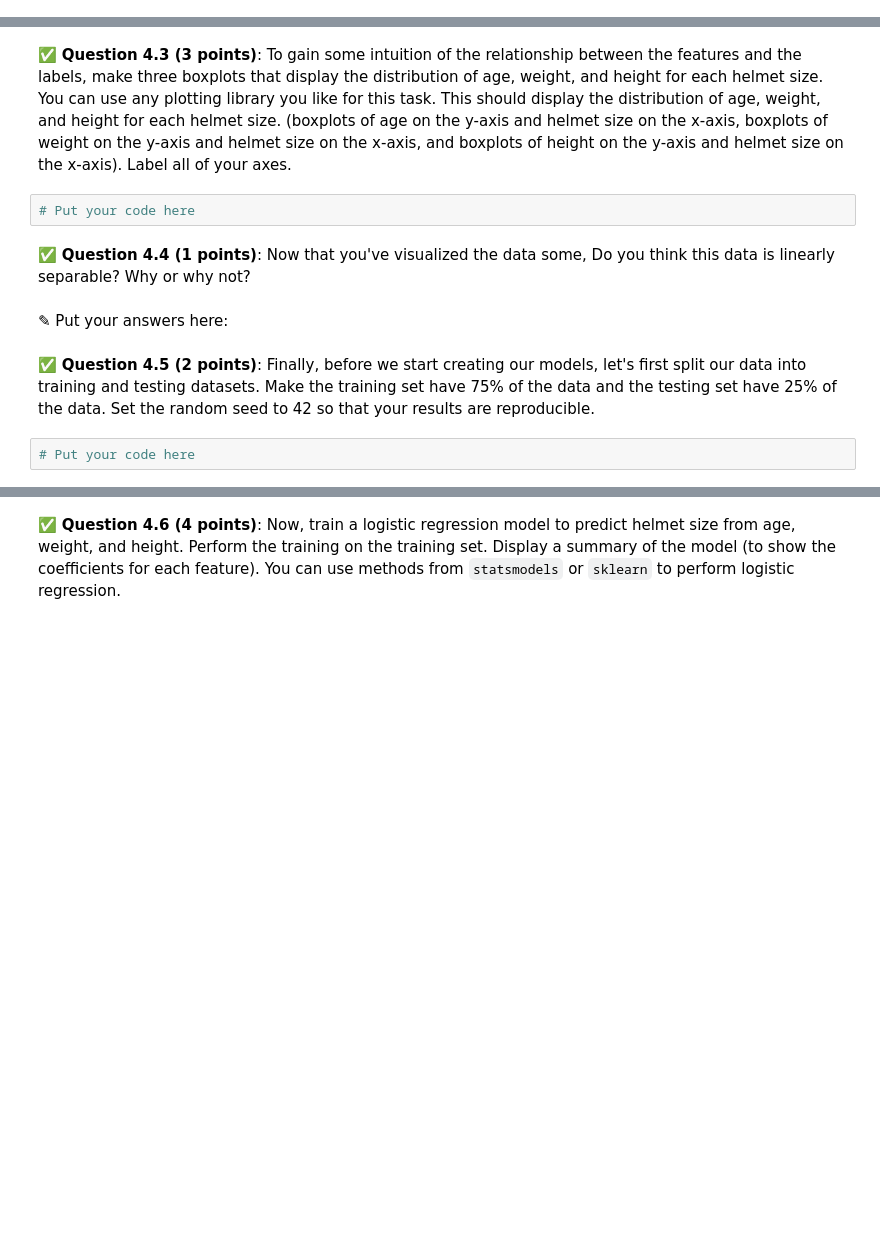
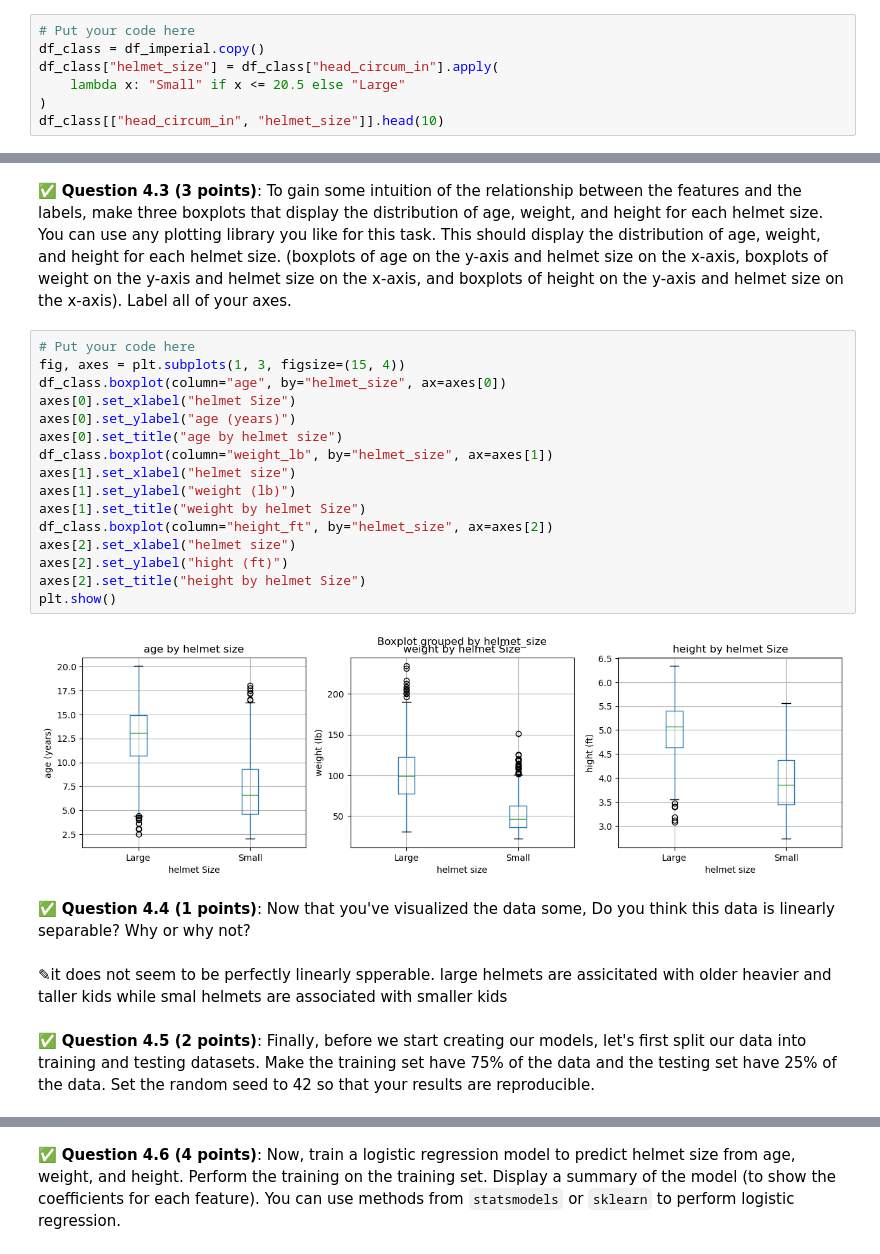
Before and after one commit to TonyH1287/cmse202-s26-turnin, a Jupyter notebook: hw-04/HW-04_RegressionClassification-STUDENT.ipynb, the cells around one changed output, grey strips where cells are left out. Cells and saved outputs as stored; diff of their text form; blank space fills up the shorter version.

```diff
--- a/hw-04/HW-04_RegressionClassification-STUDENT.ipynb
+++ b/hw-04/HW-04_RegressionClassification-STUDENT.ipynb
@@ -144,0 +243,7 @@ We will use classification techniques to determine which children should get the
+# %%
+# Put your code here
+df_class = df_imperial.copy()
+df_class["helmet_size"] = df_class["head_circum_in"].apply(
+    lambda x: "Small" if x <= 20.5 else "Large"
+)
+df_class[["head_circum_in", "helmet_size"]].head(10)
@@ -151,12 +285,26 @@ We want to prepare our data for the following classification models, with the un
 # %% [markdown]
 &#9989;  **Question 4.3 (3 points)**: To gain some intuition of the relationship between the features and the labels, make three boxplots that display the distribution of age, weight, and height for each helmet size. You can use any plotting library you like for this task.  This should display the distribution of age, weight, and height for each helmet size. (boxplots of age on the y-axis and helmet size on the x-axis, boxplots of weight on the y-axis and helmet size on the x-axis, and boxplots of height on the y-axis and helmet size on the x-axis).  Label all of your axes.
-# %%
-# Put your code here
+# %%
+# Put your code here
+fig, axes = plt.subplots(1, 3, figsize=(15, 4))
+df_class.boxplot(column="age", by="helmet_size", ax=axes[0])
+axes[0].set_xlabel("helmet Size")
+axes[0].set_ylabel("age (years)")
+axes[0].set_title("age by helmet size")
+df_class.boxplot(column="weight_lb", by="helmet_size", ax=axes[1])
+axes[1].set_xlabel("helmet size")
+axes[1].set_ylabel("weight (lb)")
+axes[1].set_title("weight by helmet Size")
+df_class.boxplot(column="height_ft", by="helmet_size", ax=axes[2])
+axes[2].set_xlabel("helmet size")
+axes[2].set_ylabel("hight (ft)")
+axes[2].set_title("height by helmet Size")
+plt.show()
+# %% [output]
+[figure, added]
 # %% [markdown]
 &#9989;  **Question 4.4 (1 points)**: Now that you've visualized the data some, Do you think this data is linearly separable? Why or why not?
-# %% [markdown]
-<font size=+3>&#9998;</font> Put your answers here:
+# %% [markdown]
+<font size=+3>&#9998;</font>it does not seem to be perfectly linearly spperable. large helmets are assicitated with older heavier and taller kids while smal helmets are associated with smaller kids
 # %% [markdown]
 &#9989;  **Question 4.5 (2 points)**: Finally, before we start creating our models, let's first split our data into training and testing datasets. Make the training set have 75\% of the data and the testing set have 25\% of the data. Set the random seed to 42 so that your results are reproducible.
-# %%
-# Put your code here
```
Also changed, not shown: parts of 27 cells of this notebook.
